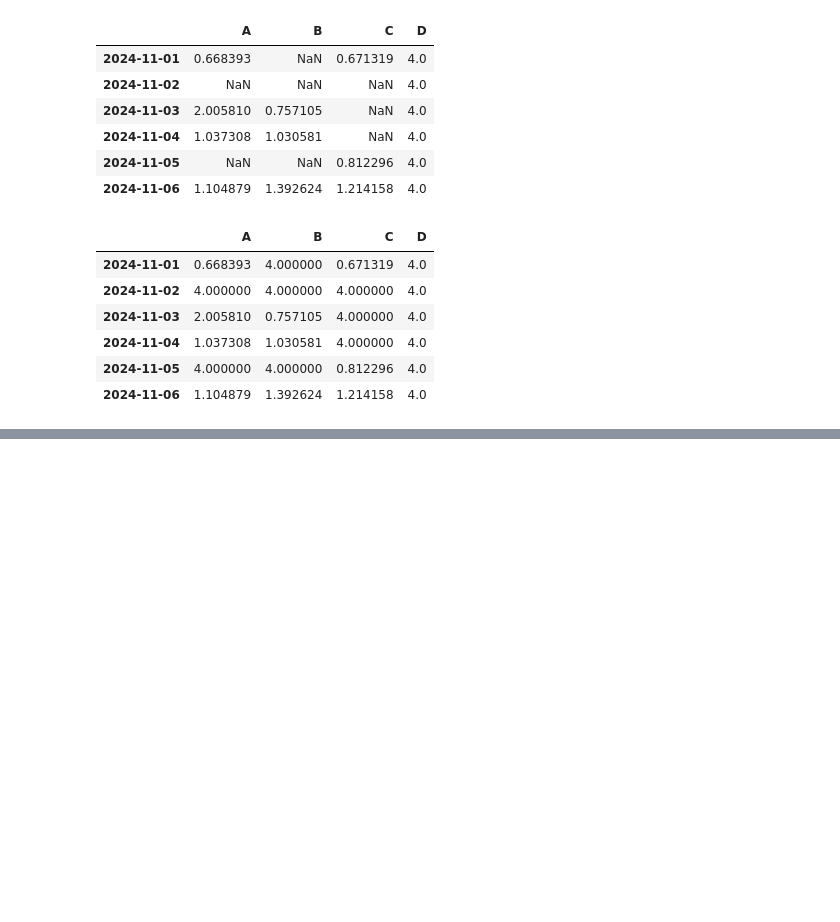
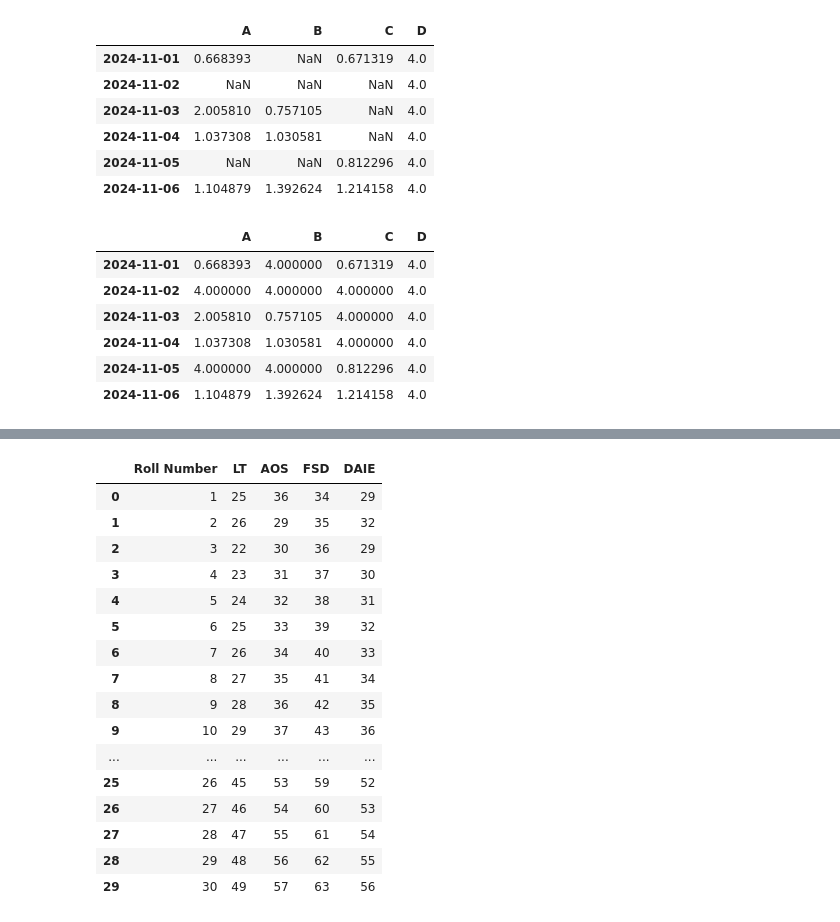
Before and after one commit to VenuVirparia/DAUP, a Jupyter notebook: lab_2.1.ipynb, the cells around one changed output, grey strips where cells are left out. Drawn from its saved outputs; the diff is of its cells as text; code cells hidden in the pictures; blank space fills up the shorter version.

```diff
--- a/lab_2.1.ipynb
+++ b/lab_2.1.ipynb
@@ -441,0 +561,21 @@ df.fillna(value=4)
+# %%
+result = pd.read_csv("C:/Users/Student/Desktop/result.csv")
+result
+# %% [output]
+|  | Roll Number | LT | AOS | FSD | DAIE |
+| 0 | 1 | 25 | 36 | 34 | 29 |
+| 1 | 2 | 26 | 29 | 35 | 32 |
+| 2 | 3 | 22 | 30 | 36 | 29 |
+| 3 | 4 | 23 | 31 | 37 | 30 |
+| 4 | 5 | 24 | 32 | 38 | 31 |
+| 5 | 6 | 25 | 33 | 39 | 32 |
+| 6 | 7 | 26 | 34 | 40 | 33 |
+| 7 | 8 | 27 | 35 | 41 | 34 |
+| 8 | 9 | 28 | 36 | 42 | 35 |
+| 9 | 10 | 29 | 37 | 43 | 36 |
+| ... | ... | ... | ... | ... | ... |
+| 25 | 26 | 45 | 53 | 59 | 52 |
+| 26 | 27 | 46 | 54 | 60 | 53 |
+| 27 | 28 | 47 | 55 | 61 | 54 |
+| 28 | 29 | 48 | 56 | 62 | 55 |
+| 29 | 30 | 49 | 57 | 63 | 56 |
```
Also changed, not shown: parts of 21 cells of this notebook, 3 other files.
